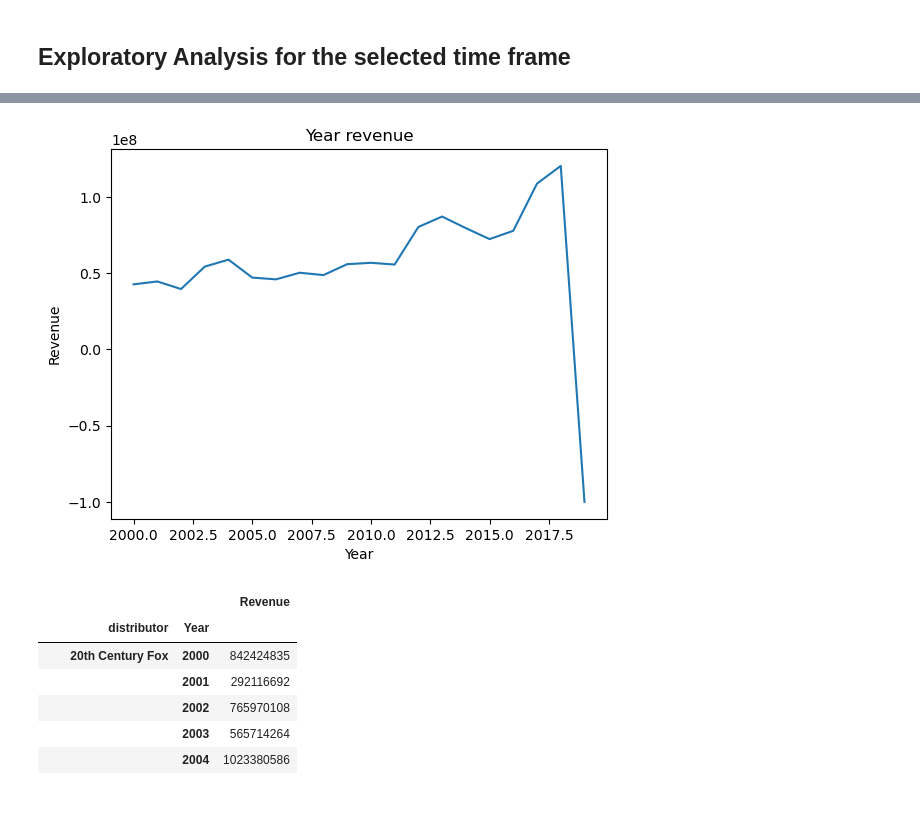
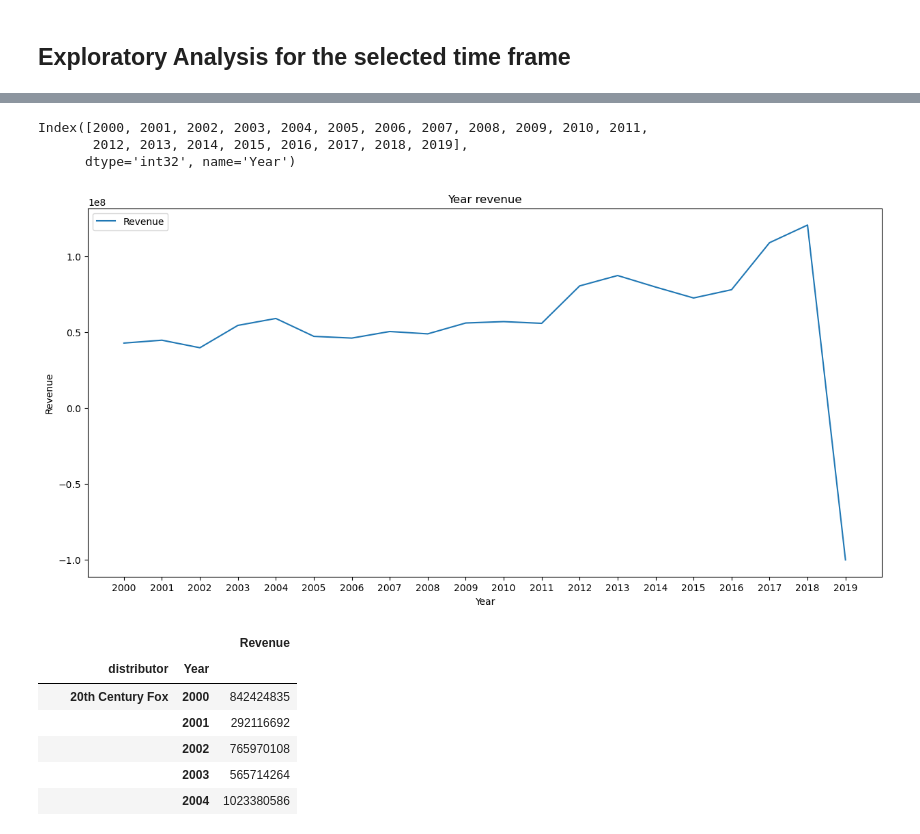
Before and after one commit to JESSIMOPIN/project-1-bootcamp, a Jupyter notebook: main_movies.ipynb, the cells around one changed output, grey strips where cells are left out. Saved outputs shown, nothing was run; the diff lists cells and outputs as text; code cells hidden in the pictures; blank space fills up the shorter version.

```diff
--- a/main_movies.ipynb
+++ b/main_movies.ipynb
@@ -203,6 +207,3 @@ plt.show()
 [figure]
 # %% [markdown]
 ## Exploratory Analysis for the selected time frame
-# %%
-years_movies_df['Month'] = years_movies_df['release_date'].dt.month
-print (years_movies_df['Month'])
@@ -290,16 +251,21 @@ quarter_revenue_df
 # %%
-#
+#Revenue of movies per year
 year_revenue = years_movies_df.groupby(['Year'])['Revenue'].mean()
 year_revenue = pd.DataFrame(years_movies_df.groupby(['Year'])['Revenue'].mean())
 year=year_revenue.index
+print(year)
 
-plt.plot( year_revenue['Revenue'])
+year_revenue.plot(kind='line', figsize=(15,7)).set_xticks(year)
 
 plt.title('Year revenue')
 plt.xlabel('Year')
 plt.ylabel('Revenue')
+plt.savefig(f'./figures/revenue_by_year_from_{lowery}_to_{uppery}.png')
 
 plt.show()
 # %% [output]
+Index([2000, 2001, 2002, 2003, 2004, 2005, 2006, 2007, 2008, 2009, 2010, 2011,
+       2012, 2013, 2014, 2015, 2016, 2017, 2018, 2019],
+      dtype='int32', name='Year')
-[figure, old version]
+[figure, new version]
 # %%
```
Also changed, not shown: parts of 25 cells of this notebook.
